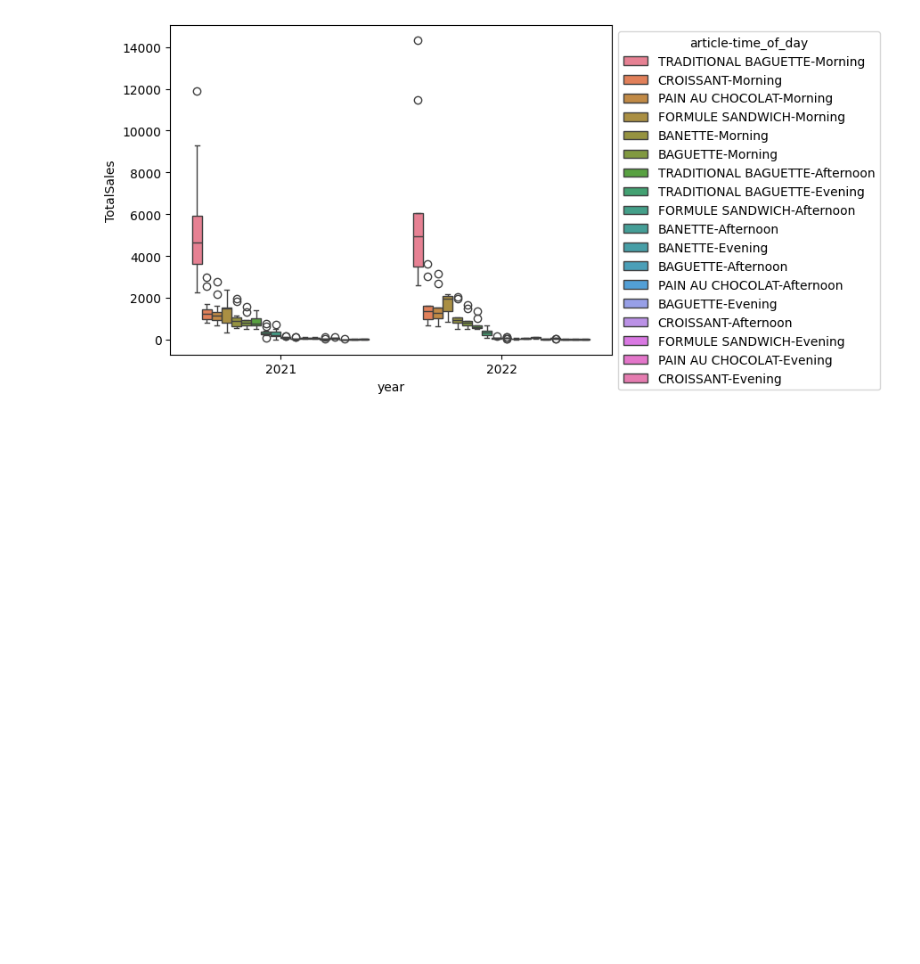
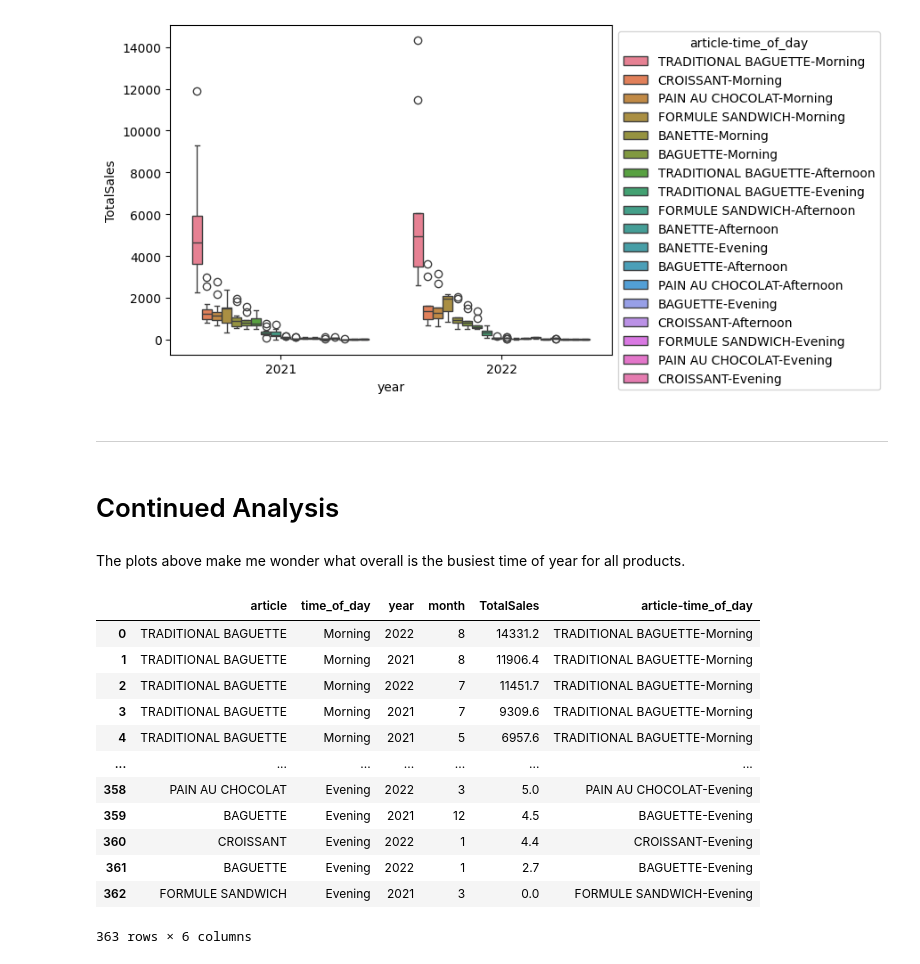
Before and after one commit to jehuhta/Intro_Data_Analytics_Huhta_Jeremy_Spring2025, a Jupyter notebook: Exercises_4_Analysis/EX41/ExerciseSet4_1_bakery.ipynb, the cells around one changed output. Saved outputs shown, nothing was run; the diff lists cells and outputs as text; code cells hidden in the pictures; blank space fills up the shorter version.

```diff
--- a/Exercises_4_Analysis/EX41/ExerciseSet4_1_bakery.ipynb
+++ b/Exercises_4_Analysis/EX41/ExerciseSet4_1_bakery.ipynb
@@ -338,3 +465,27 @@ ax = sns.boxplot(x='year', y='TotalSales', data=values, hue='article-time_of_day
 sns.move_legend(ax, "upper left", bbox_to_anchor=(1, 1))
 # %% [output]
 [figure]
+# %% [markdown]
+---
+# %% [markdown]
+# Continued Analysis
+# %% [markdown]
+The plots above make me wonder what overall is the busiest time of year for all products.
+# %%
+# Renaming values for personal coding style.
+df_values = values
+df_values
+# %% [output]
+|  | article | time_of_day | year | month | TotalSales | article-time_of_day |
+| 0 | TRADITIONAL BAGUETTE | Morning | 2022 | 8 | 14331.2 | TRADITIONAL BAGUETTE-Morning |
+| 1 | TRADITIONAL BAGUETTE | Morning | 2021 | 8 | 11906.4 | TRADITIONAL BAGUETTE-Morning |
+| 2 | TRADITIONAL BAGUETTE | Morning | 2022 | 7 | 11451.7 | TRADITIONAL BAGUETTE-Morning |
+| 3 | TRADITIONAL BAGUETTE | Morning | 2021 | 7 | 9309.6 | TRADITIONAL BAGUETTE-Morning |
+| 4 | TRADITIONAL BAGUETTE | Morning | 2021 | 5 | 6957.6 | TRADITIONAL BAGUETTE-Morning |
+| ... | ... | ... | ... | ... | ... | ... |
+| 358 | PAIN AU CHOCOLAT | Evening | 2022 | 3 | 5.0 | PAIN AU CHOCOLAT-Evening |
+| 359 | BAGUETTE | Evening | 2021 | 12 | 4.5 | BAGUETTE-Evening |
+| 360 | CROISSANT | Evening | 2022 | 1 | 4.4 | CROISSANT-Evening |
+| 361 | BAGUETTE | Evening | 2022 | 1 | 2.7 | BAGUETTE-Evening |
+| 362 | FORMULE SANDWICH | Evening | 2021 | 3 | 0.0 | FORMULE SANDWICH-Evening |
+363 rows × 6 columns
```
Also changed, not shown: parts of 13 cells of this notebook, 2 other files.
